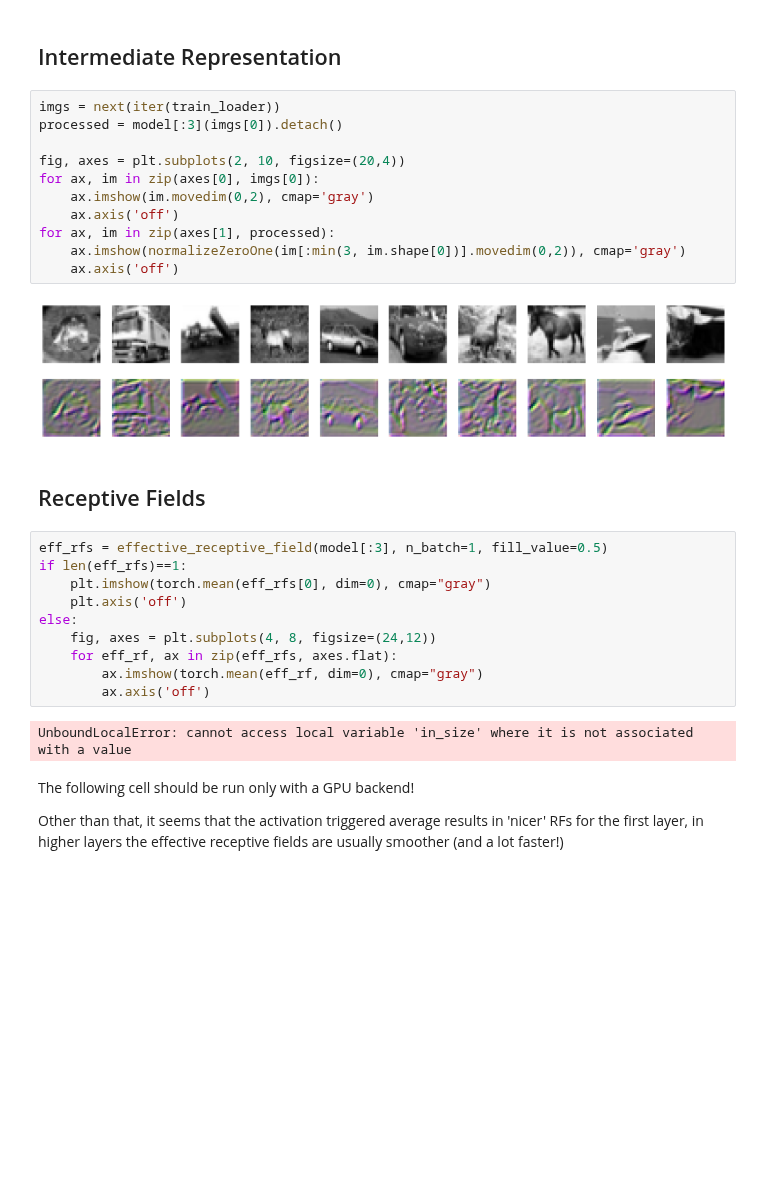
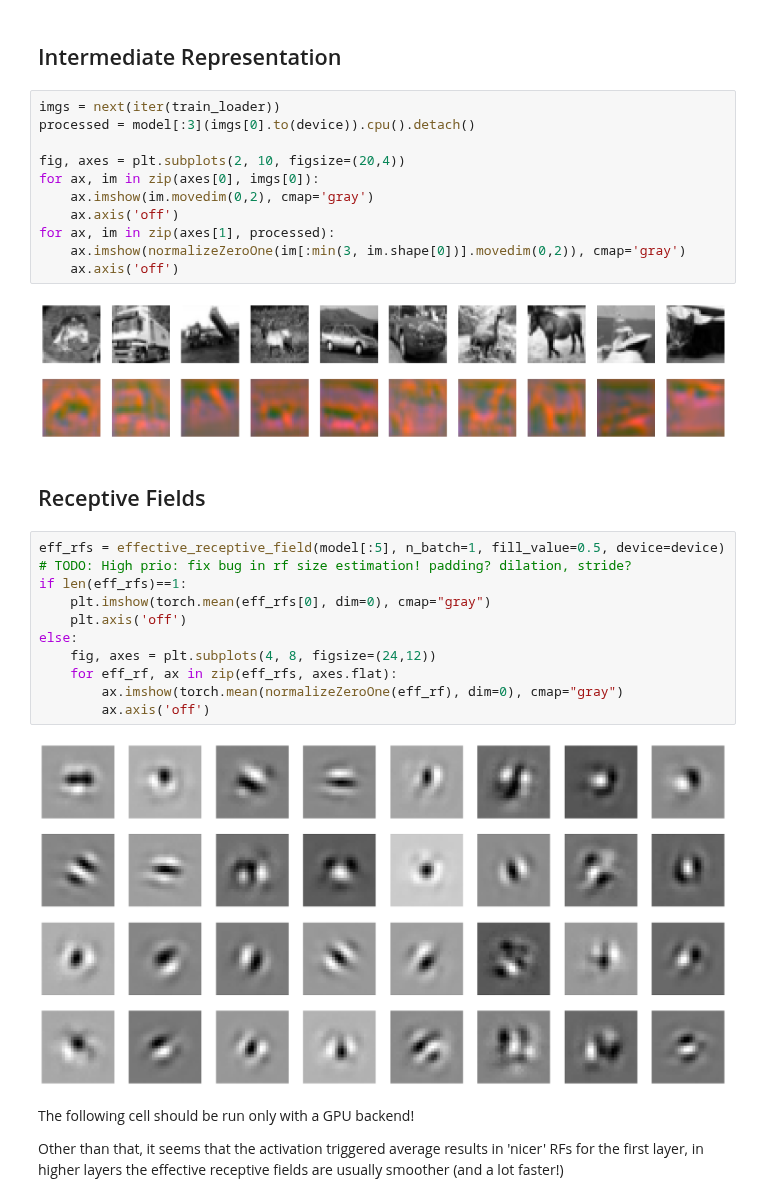
Before and after one commit to fabioseel/receptive-fields, a Jupyter notebook: src/evaluation.ipynb, the cells around one changed output. Saved outputs shown, nothing was run; the diff lists cells and outputs as text; blank space fills up the shorter version.

```diff
--- a/src/evaluation.ipynb
+++ b/src/evaluation.ipynb
@@ -65,7 +70,7 @@ Estimated Total Size (MB): 6.91
 ## Intermediate Representation
 # %%
 imgs = next(iter(train_loader))
-processed = model[:3](imgs[0]).detach()
+processed = model[:3](imgs[0].to(device)).cpu().detach()
 
 fig, axes = plt.subplots(2, 10, figsize=(20,4))
 for ax, im in zip(axes[0], imgs[0]):
@@ -75,21 +80,21 @@ for ax, im in zip(axes[1], processed):
     ax.imshow(normalizeZeroOne(im[:min(3, im.shape[0])].movedim(0,2)), cmap='gray')
     ax.axis('off')
 # %% [output]
-[figure, old version]
+[figure, new version]
 # %% [markdown]
 ## Receptive Fields
 # %%
-eff_rfs = effective_receptive_field(model[:3], n_batch=1, fill_value=0.5)
+eff_rfs = effective_receptive_field(model[:5], n_batch=1, fill_value=0.5, device=device)  # TODO: High prio: fix bug in rf size estimation! padding? dilation, stride?
 if len(eff_rfs)==1:
     plt.imshow(torch.mean(eff_rfs[0], dim=0), cmap="gray")
     plt.axis('off')
 else:
     fig, axes = plt.subplots(4, 8, figsize=(24,12))
     for eff_rf, ax in zip(eff_rfs, axes.flat):
-        ax.imshow(torch.mean(eff_rf, dim=0), cmap="gray")
+        ax.imshow(torch.mean(normalizeZeroOne(eff_rf), dim=0), cmap="gray")
         ax.axis('off')
 # %% [output]
-UnboundLocalError: cannot access local variable 'in_size' where it is not associated with a value
+[figure, added]
 # %% [markdown]
 The following cell should be run only with a GPU backend!
 
```
Also changed, not shown: parts of 8 cells of this notebook, 2 other files.
